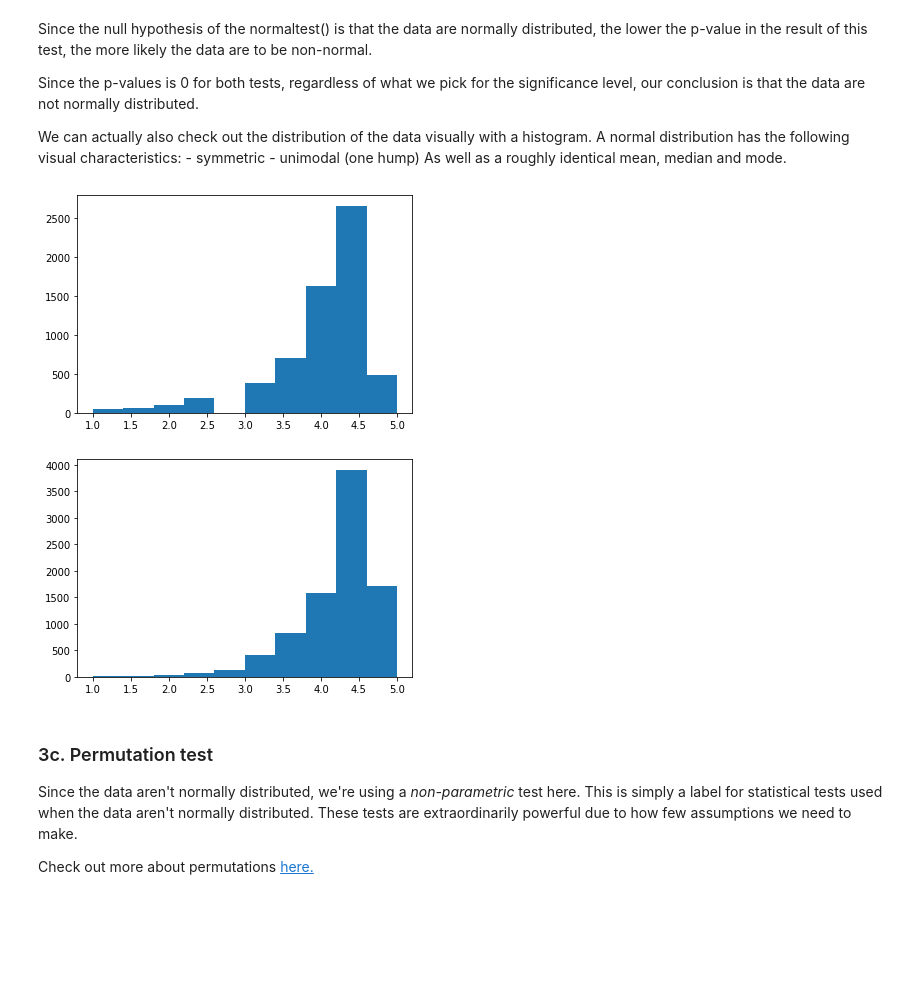
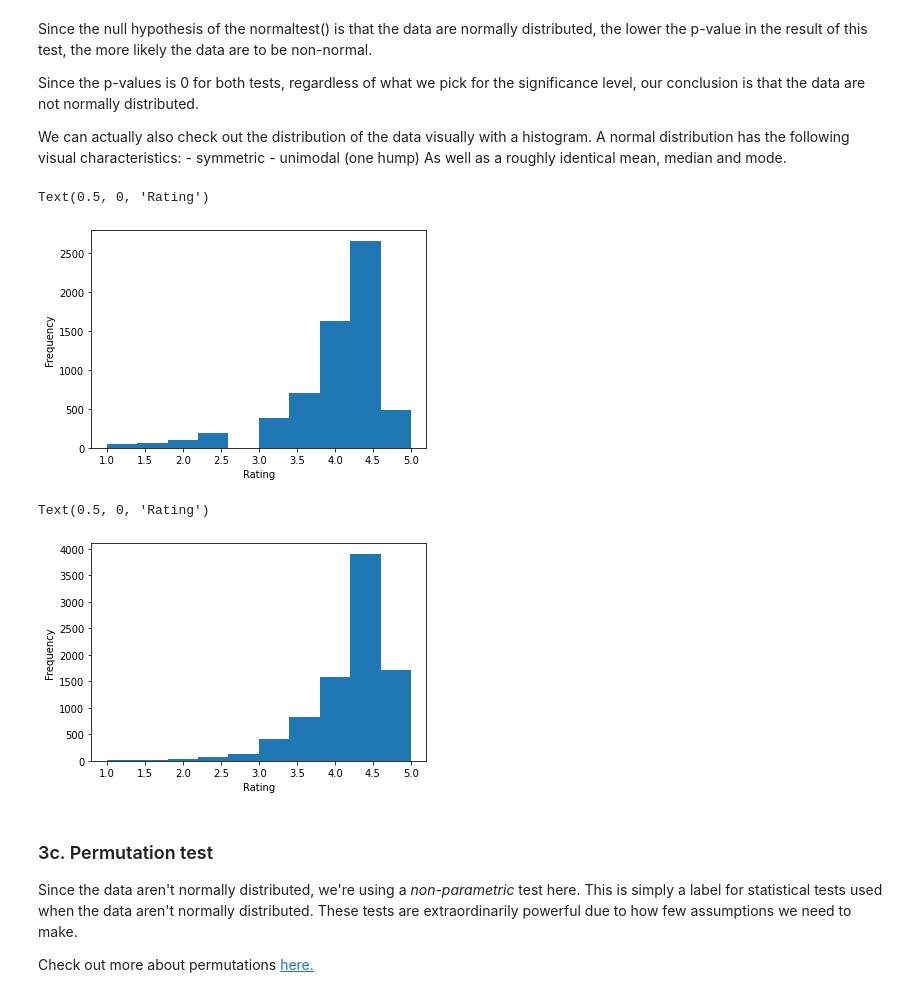
Before and after one commit to shikshyadhikari9/Springboard_Apps_Project, a Jupyter notebook: PART 3, Tier 2 - Modeling.ipynb, the cells around one changed output. Drawn from its saved outputs; the diff is of its cells as text; code cells hidden in the pictures; blank space fills up the shorter version.

```diff
--- a/PART 3, Tier 2 - Modeling.ipynb
+++ b/PART 3, Tier 2 - Modeling.ipynb
@@ -456,14 +457,20 @@ As well as a roughly identical mean, median and mode.
 # %%
 # Create a histogram of the apple reviews distribution
 # You'll use the plt.hist() method here, and pass your apple data to it
 histoApple = plt.hist(apple)
+plt.ylabel('Frequency')
+plt.xlabel('Rating')
 # %% [output]
+Text(0.5, 0, 'Rating')
-[figure, old version]
+[figure, new version]
 # %%
 # Create a histogram of the google data
 histoGoogle = plt.hist(google)
+plt.ylabel('Frequency')
+plt.xlabel('Rating')
 # %% [output]
+Text(0.5, 0, 'Rating')
-[figure, old version]
+[figure, new version]
 # %% [markdown]
 ### 3c. Permutation test
 Since the data aren't normally distributed, we're using a *non-parametric* test here. This is simply a label for statistical tests used when the data aren't normally distributed. These tests are extraordinarily powerful due to how few assumptions we need to make.
```
Also changed, not shown: parts of 6 cells of this notebook, 1 other file.
